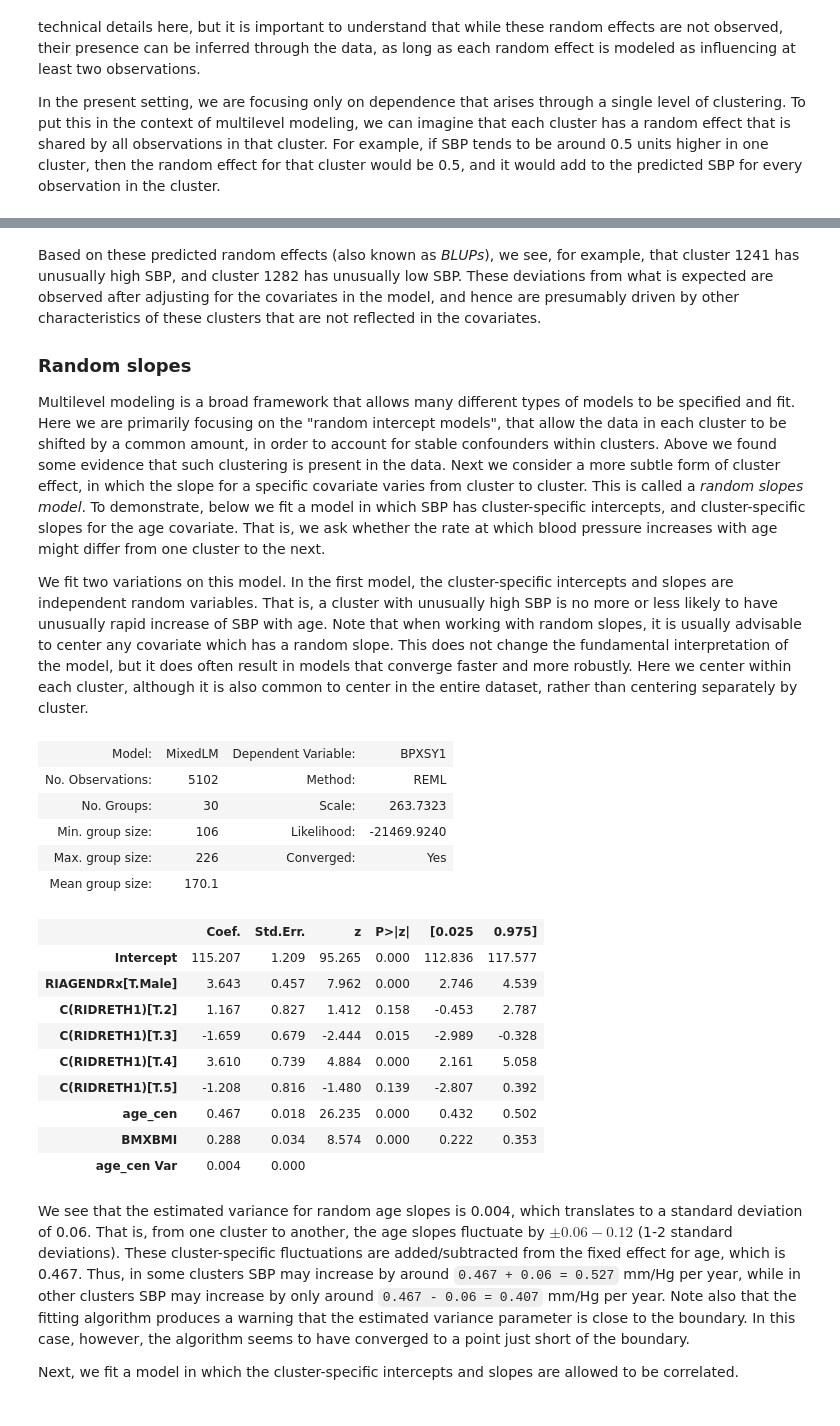
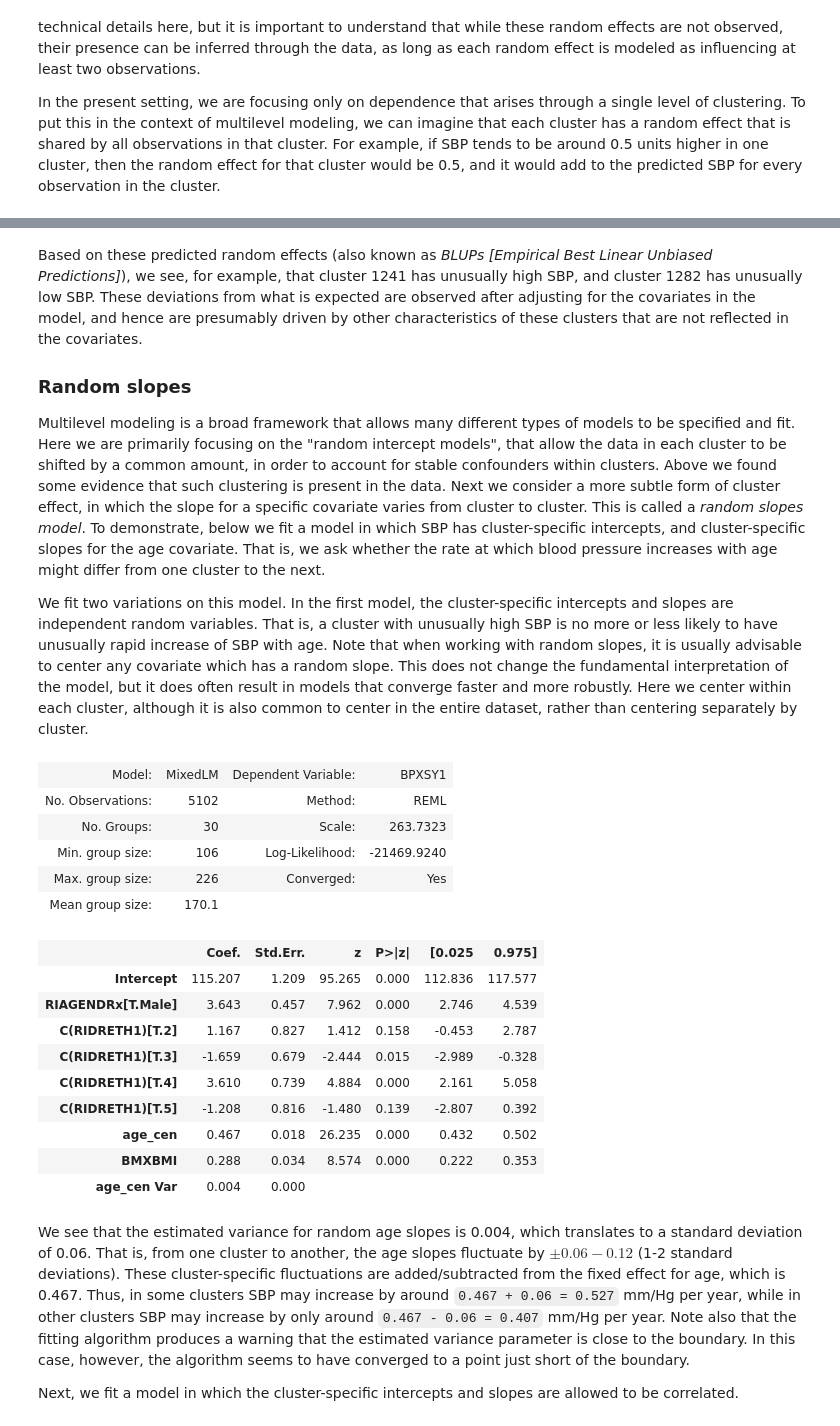
Before and after one commit to EsosaOrumwese/Statistics-with-Python, a Jupyter notebook: 3. Fitting Statistical Models to Data with Python/Wk3/week3_nhanes.ipynb, the cells around one changed output, grey strips where cells are left out. Drawn from its saved outputs; the diff is of its cells as text; code cells hidden in the pictures.

```diff
--- a/3. Fitting Statistical Models to Data with Python/Wk3/week3_nhanes.ipynb
+++ b/3. Fitting Statistical Models to Data with Python/Wk3/week3_nhanes.ipynb
@@ -499,5 +503,5 @@ result.random_effects
 # %% [markdown]
-Based on these predicted random effects (also known as *BLUPs*), we
+Based on these predicted random effects (also known as *BLUPs* *[Empirical Best Linear Unbiased Predictions]*), we
 see, for example, that cluster 1241 has unusually high SBP, and
 cluster 1282 has unusually low SBP.  These deviations from what is
 expected are observed after adjusting for the covariates in the model,
@@ -532,15 +536,16 @@ entire dataset, rather than centering separately by cluster.
 # %%
 da["age_cen"] = da.groupby("group").RIDAGEYR.transform(lambda x: x - x.mean())
 
 model = sm.MixedLM.from_formula("BPXSY1 ~ age_cen + RIAGENDRx + BMXBMI + C(RIDRETH1)",
-           groups="group", vc_formula={"age_cen": "0+age_cen"}, data=da)
+                                groups="group",
+                                vc_formula={"age_cen": "0+age_cen"}, data=da)
 result = model.fit()
 result.summary()
 # %% [output]
 | Model: | MixedLM | Dependent Variable: | BPXSY1 |
 | No. Observations: | 5102 | Method: | REML |
 | No. Groups: | 30 | Scale: | 263.7323 |
-| Min. group size: | 106 | Likelihood: | -21469.9240 |
+| Min. group size: | 106 | Log-Likelihood: | -21469.9240 |
 | Max. group size: | 226 | Converged: | Yes |
 | Mean group size: | 170.1 |  |  |
 |  | Coef. | Std.Err. | z | P>|z| | [0.025 | 0.975] |
```
Also changed, not shown: parts of 12 cells of this notebook.
